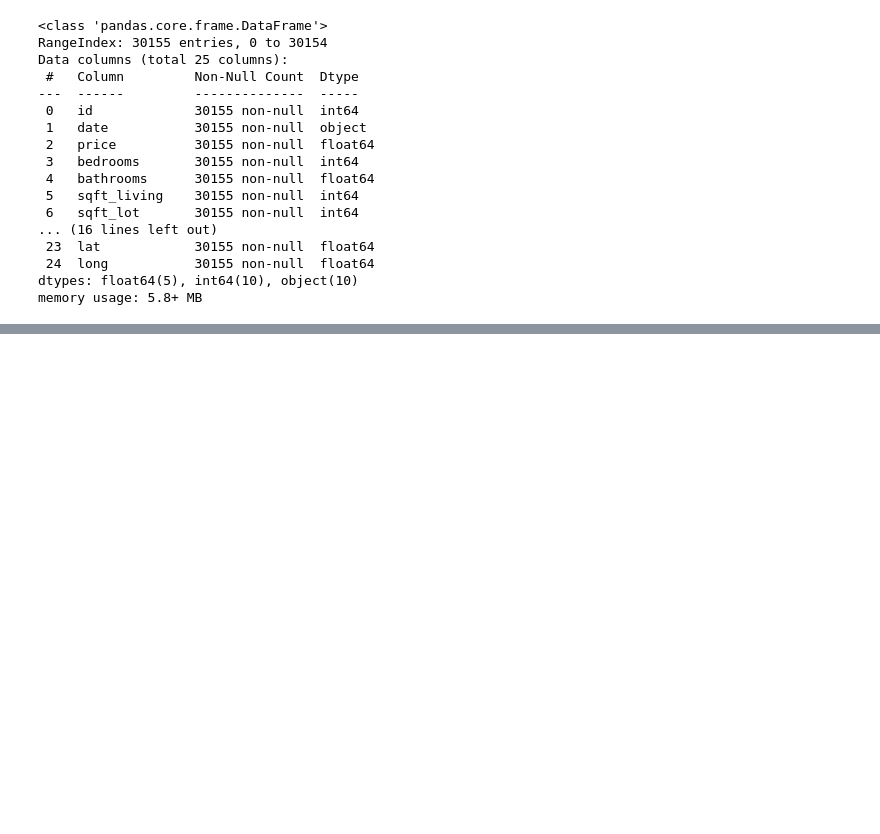
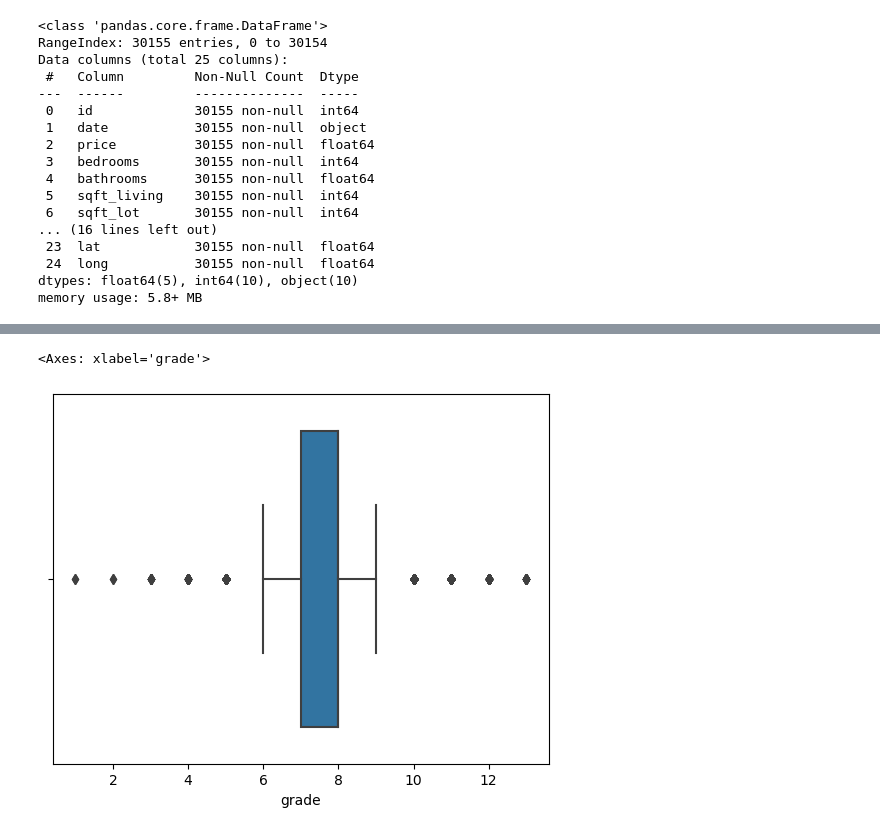
Before and after one commit to asoylatte03/KC_Housing_data, a Jupyter notebook: Data Preparation .ipynb, the cells around one changed output, grey strips where cells are left out. Drawn from its saved outputs; the diff is of its cells as text; code cells hidden in the pictures; blank space fills up the shorter version.

Commit message:
added coords file and updated data prep notebook

```diff
--- a/Data Preparation .ipynb
+++ b/Data Preparation .ipynb
@@ -42,0 +52,3 @@ greenbelt_houses.loc[:,['sqft_lot']].describe()
+# %%
+# dropping unnecessary columns column
+housing_data.drop(columns = ['id', 'heat_source', 'sewer_system', ], inplace = True)
@@ -42,0 +57,3 @@ greenbelt_houses.loc[:,['sqft_lot']].describe()
+# %%
+# dropping nan values
+housing_data.dropna(axis = 1, inplace = True)
@@ -42,0 +108,3 @@ greenbelt_houses.loc[:,['sqft_lot']].describe()
+# %%
+# extracting only the integer value for grade column
+housing_data['grade'] = housing_data['grade'].str.extract('(\d+)').astype(int)
@@ -42,0 +129,6 @@ greenbelt_houses.loc[:,['sqft_lot']].describe()
+# %%
+# viewing the range of values for building grade
+sns.boxplot(x = housing_data['grade'])
+# %% [output]
+<Axes: xlabel='grade'>
+[figure, added]
```
Also changed, not shown: parts of 18 cells of this notebook, 1 other file.
